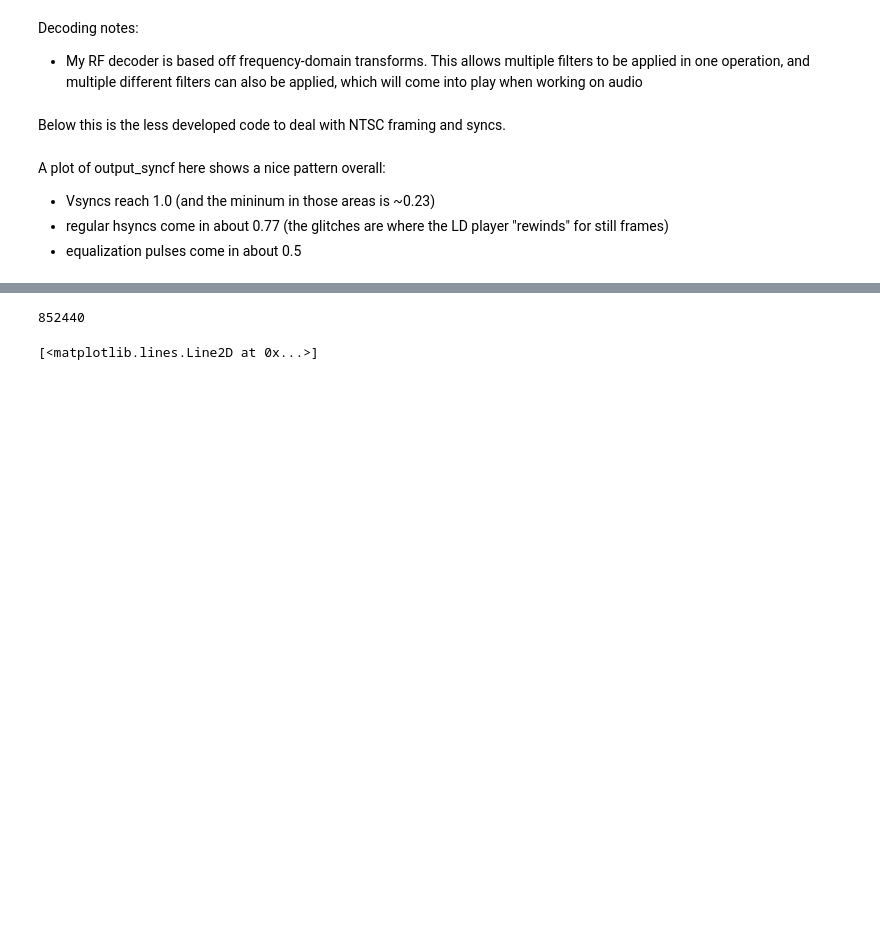
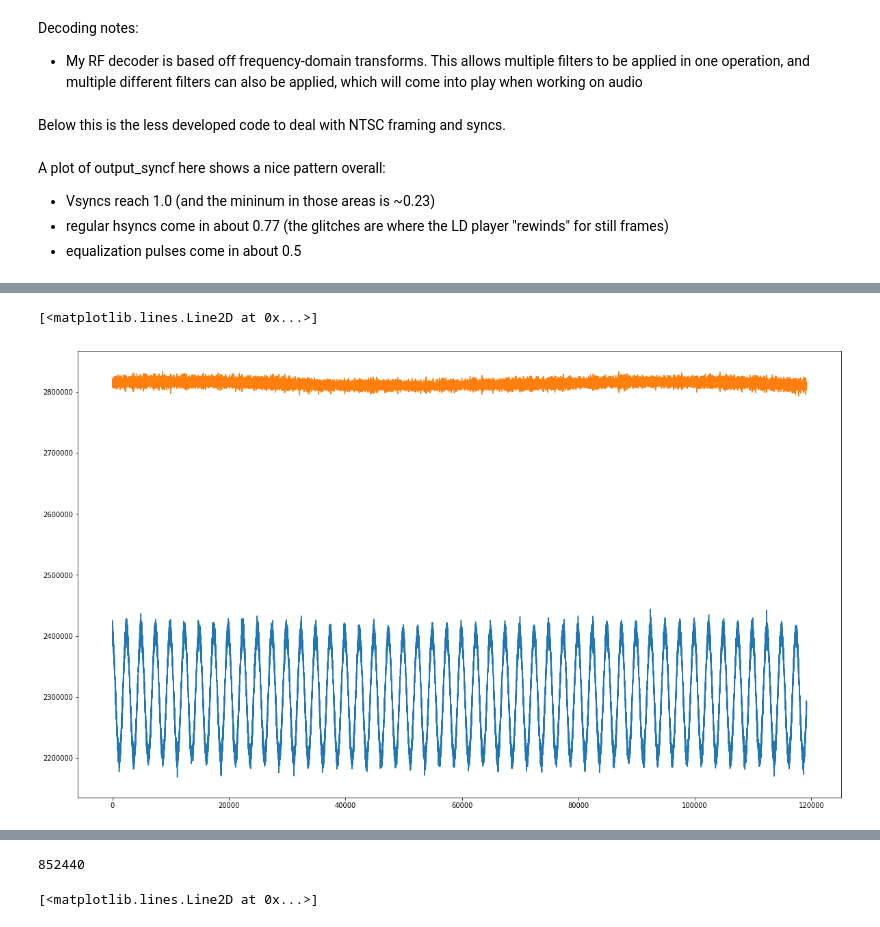
Before and after one commit to happycube/ld-decode, a Jupyter notebook: ld-decoder-dev.ipynb, the cells around one changed output, grey strips where cells are left out. Saved outputs shown, nothing was run; the diff lists cells and outputs as text; code cells hidden in the pictures; blank space fills up the shorter version.

```diff
--- a/ld-decoder-dev.ipynb
+++ b/ld-decoder-dev.ipynb
@@ -1202,0 +1454,6 @@ uint8 (504, 844) (504, 844)
+# %%
+plt.plot(frame_audio['audio_left'][:-1])
+plt.plot(frame_audio['audio_right'][:-1])
+# %% [output]
+[<matplotlib.lines.Line2D at 0x...>]
+[figure, added]
```
Also changed, not shown: parts of 78 cells of this notebook.
